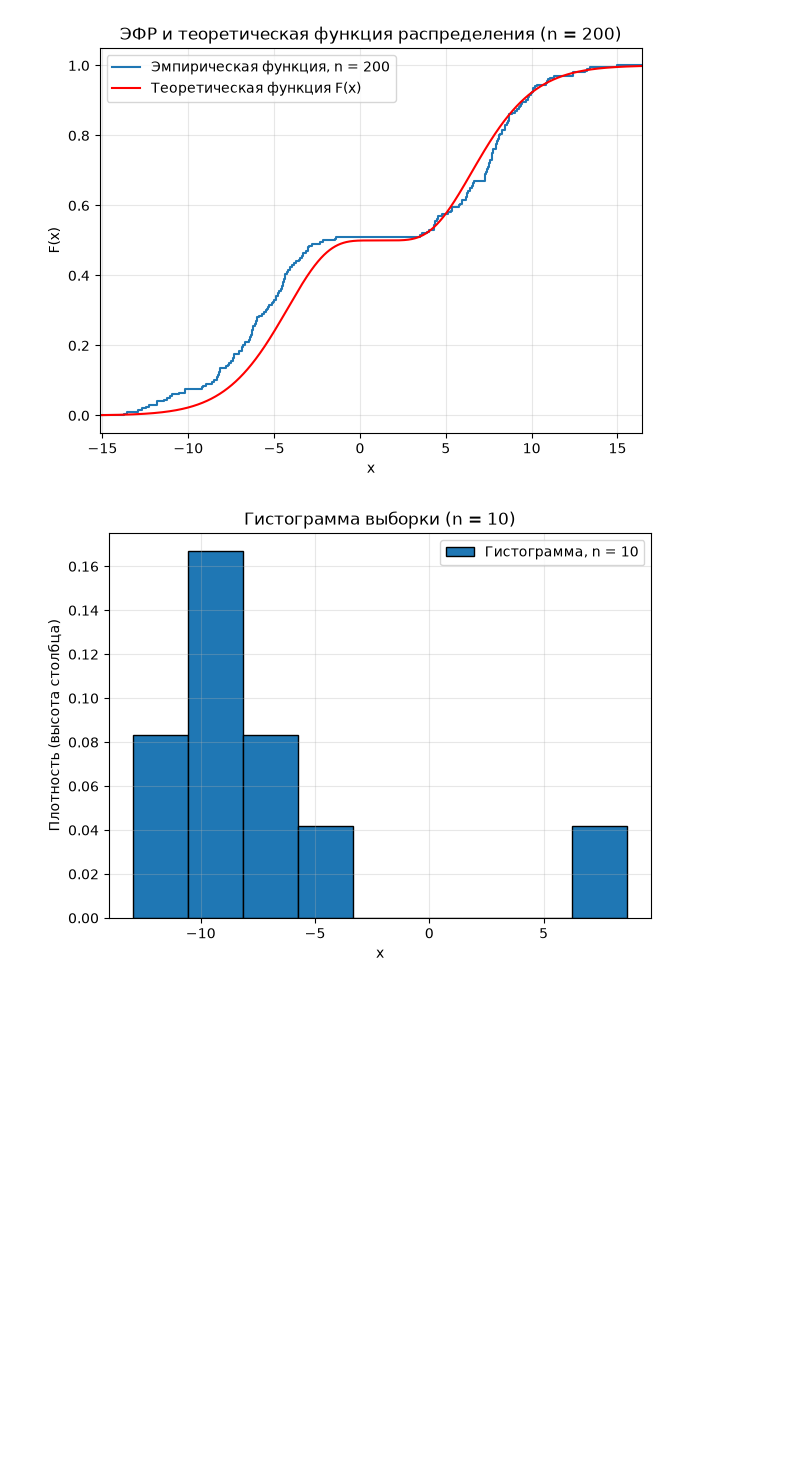
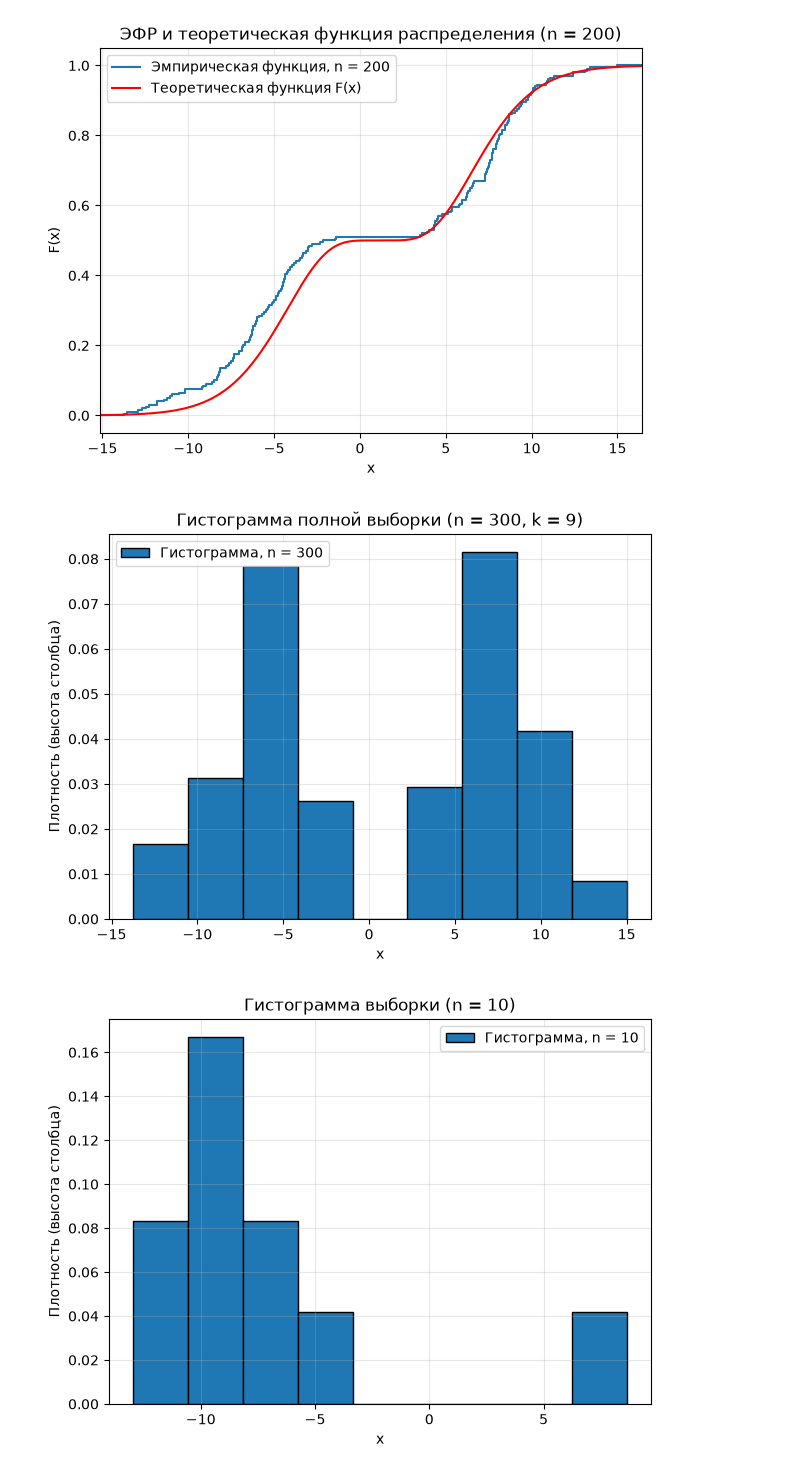
Before and after one commit to ekovbtw/Polytech, a Jupyter notebook: Учеба 4 семестр/Теория вероятности/Курсовая работа/Отчет, Код/code.ipynb, the cells around one changed output. Cells and saved outputs as stored; diff of their text form; code cells hidden in the pictures; blank space fills up the shorter version.

```diff
--- a/Учеба 4 семестр/Теория вероятности/Курсовая работа/Отчет, Код/code.ipynb
+++ b/Учеба 4 семестр/Теория вероятности/Курсовая работа/Отчет, Код/code.ipynb
@@ -243,6 +243,20 @@ def build_histogram(sample, k=9):
         heights.append(height)
 
     return edges, heights
+# %%
+edges_full, heights_full = build_histogram(X)   # X — вся выборка, n=300, k=9 по умолчанию
+h_full = edges_full[1] - edges_full[0]
+
+plt.figure(figsize=(7, 5))
+plt.bar(edges_full[:-1], heights_full, width=h_full, align='edge', edgecolor='black', label='Гистограмма, n = 300')
+plt.title('Гистограмма полной выборки (n = 300, k = 9)')
+plt.xlabel('x')
+plt.ylabel('Плотность (высота столбца)')
+plt.legend()
+plt.grid(True, alpha=0.3)
+plt.show()
+# %% [output]
+[figure, added]
 # %%
 random.seed(7)
 
```
